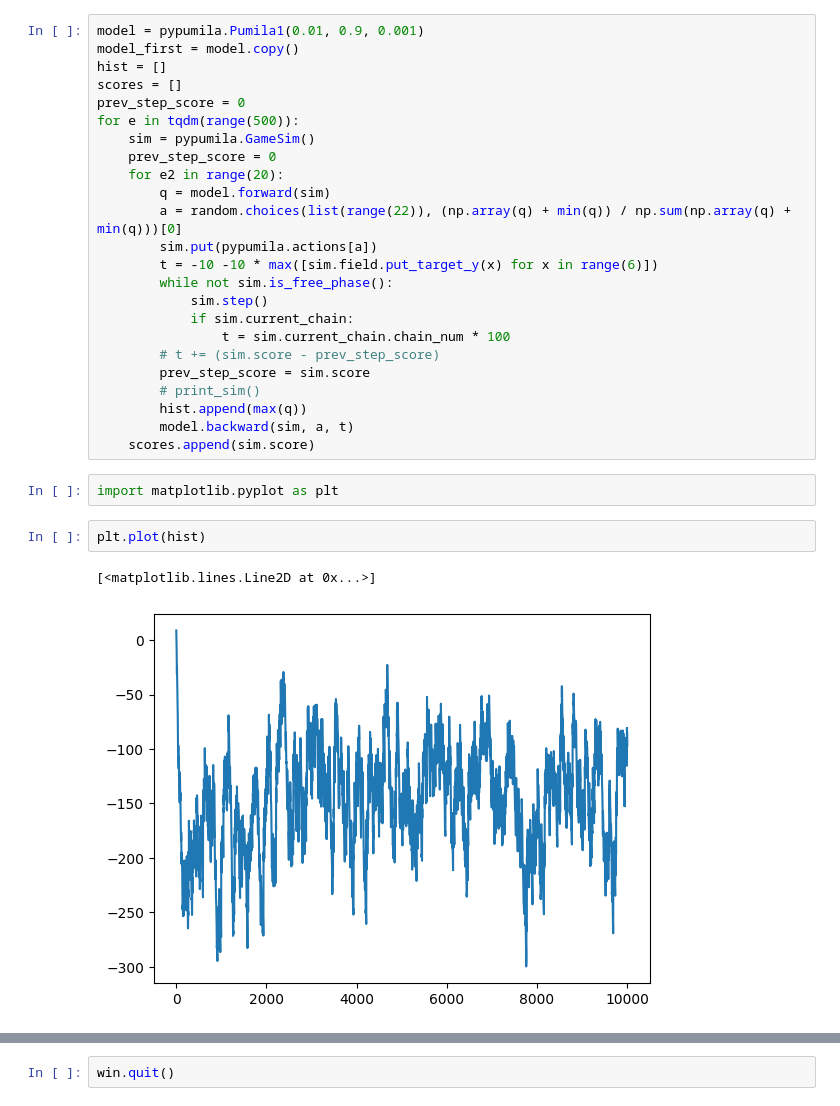
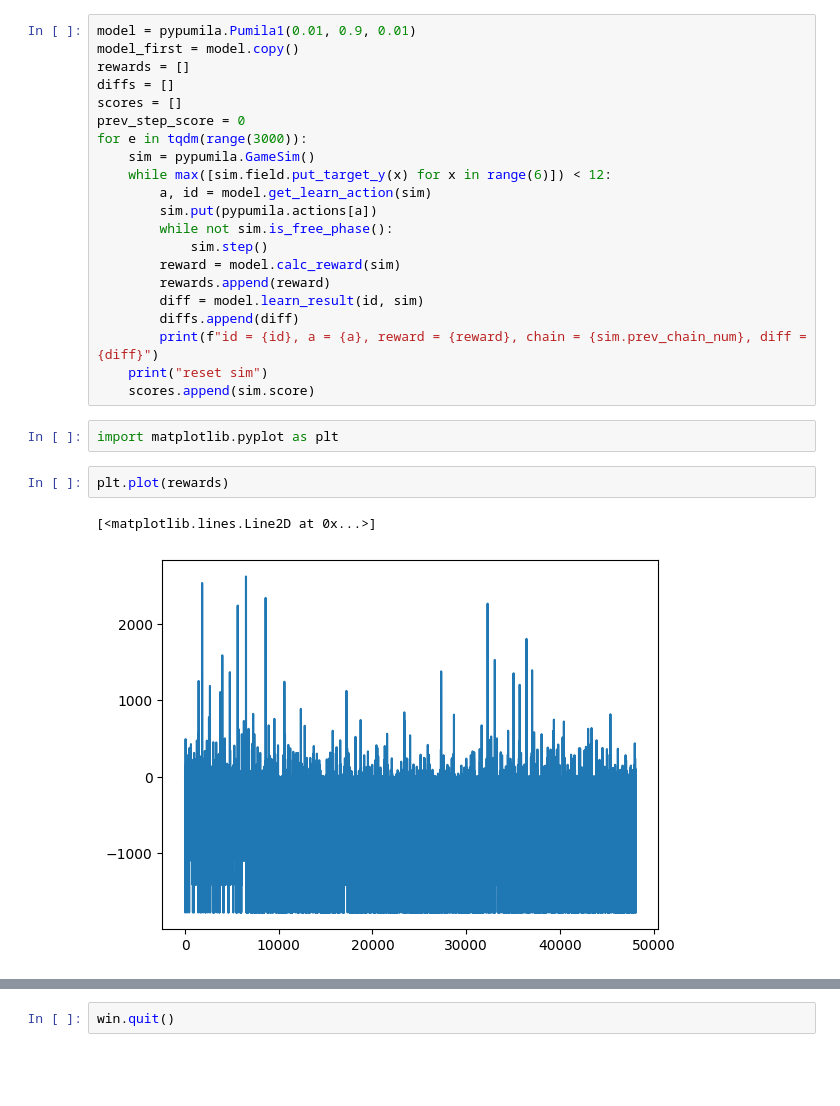
Before and after one commit to na-trium-144/pumila, a Jupyter notebook: notebook/pumila1.ipynb, the cells around one changed output, grey strips where cells are left out. Drawn from its saved outputs; the diff is of its cells as text; blank space fills up the shorter version.

```diff
--- a/notebook/pumila1.ipynb
+++ b/notebook/pumila1.ipynb
@@ -49,33 +54,30 @@ from tqdm.notebook import tqdm
 # %%
 import random
 # %%
-model = pypumila.Pumila1(0.01, 0.9, 0.001)
+model = pypumila.Pumila1(0.01, 0.9, 0.01)
 model_first = model.copy()
-hist = []
+rewards = []
+diffs = []
 scores = []
 prev_step_score = 0
-for e in tqdm(range(500)):
+for e in tqdm(range(3000)):
     sim = pypumila.GameSim()
-    prev_step_score = 0
-    for e2 in range(20):
-        q = model.forward(sim)
-        a = random.choices(list(range(22)), (np.array(q) + min(q)) / np.sum(np.array(q) + min(q)))[0]
+    while max([sim.field.put_target_y(x) for x in range(6)]) < 12:
+        a, id = model.get_learn_action(sim)
         sim.put(pypumila.actions[a])
-        t = -10 -10 * max([sim.field.put_target_y(x) for x in range(6)])
         while not sim.is_free_phase():
             sim.step()
-            if sim.current_chain:
-                t = sim.current_chain.chain_num * 100
-        # t += (sim.score - prev_step_score)
-        prev_step_score = sim.score
-        # print_sim()
-        hist.append(max(q))
-        model.backward(sim, a, t)
+        reward = model.calc_reward(sim)
+        rewards.append(reward)
+        diff = model.learn_result(id, sim)
+        diffs.append(diff)
+        print(f"id = {id}, a = {a}, reward = {reward}, chain = {sim.prev_chain_num}, diff = {diff}")
+    print("reset sim")
     scores.append(sim.score)
 # %%
 import matplotlib.pyplot as plt
 # %%
-plt.plot(hist)
+plt.plot(rewards)
 # %% [output]
 [<matplotlib.lines.Line2D at 0x...>]
-[figure, old version]
+[figure, new version]
```
Also changed, not shown: parts of 9 cells of this notebook.
